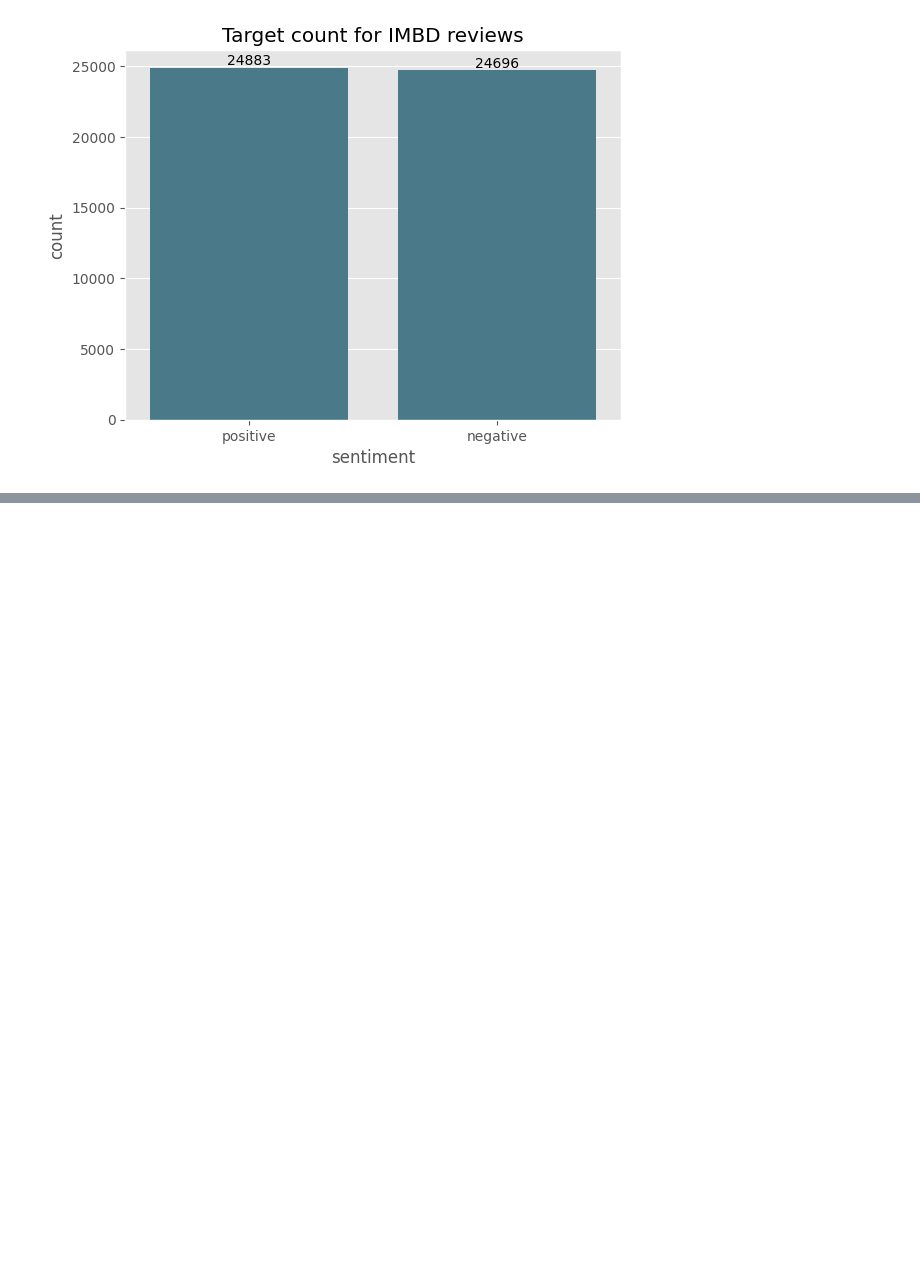
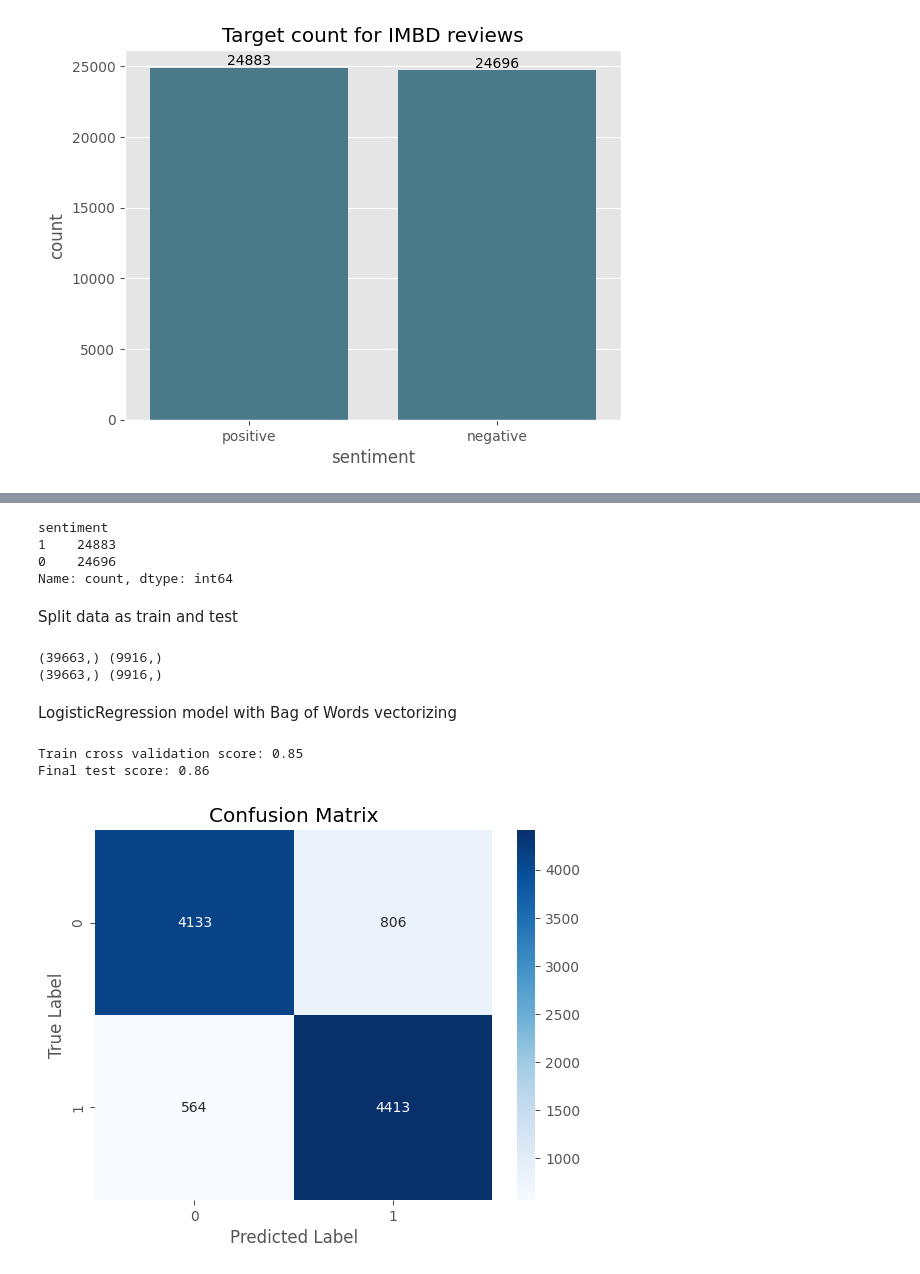
Before and after one commit to kanitvural/evolution_of_sentiment_analysis_using_imdb_dataset, a Jupyter notebook: imdb_sentiment_analysis.ipynb, the cells around one changed output, grey strips where cells are left out. Cells and saved outputs as stored; diff of their text form; code cells hidden in the pictures; blank space fills up the shorter version.

```diff
--- a/imdb_sentiment_analysis.ipynb
+++ b/imdb_sentiment_analysis.ipynb
@@ -199,0 +300,36 @@ plt.show()
+# %%
+df["sentiment"] = np.where(df["sentiment"] == "positive", 1 , 0)
+df["sentiment"].value_counts()
+# %% [output]
+sentiment
+1    24883
+0    24696
+Name: count, dtype: int64
+# %% [markdown]
+Split data as train and test
+# %%
+feature = "review"
+target = "sentiment"
+X = df[feature]
+y= df[target]
+X_train, X_test, y_train, y_test = train_test_split(X, y, test_size=0.2, stratify=y, random_state=42)
+# %%
+print(X_train.shape, X_test.shape)
+print(y_train.shape, y_test.shape)
+# %% [output]
+(39663,) (9916,)
+(39663,) (9916,)
+# %% [markdown]
+LogisticRegression model with Bag of Words vectorizing
+# %%
+bow_vectorizer = CountVectorizer(ngram_range=(2, 2)).fit(X_train)
+x_train_bow = bow_vectorizer.transform(X_train)
+x_test_bow = bow_vectorizer.transform(X_test)
+# %%
+lr_model_bow = LogisticRegression()
+skf = StratifiedKFold(n_splits=5, shuffle=True, random_state=42)
+lr_model_trained_bow = train_and_evaluate_model(lr_model_bow, x_train_bow, y_train, x_test_bow, y_test, "accuracy", accuracy_score, skf)
+# %% [output]
+Train cross validation score: 0.85
+Final test score: 0.86
+[figure, added]
```
Also changed, not shown: parts of 30 cells of this notebook, 2 other files.
